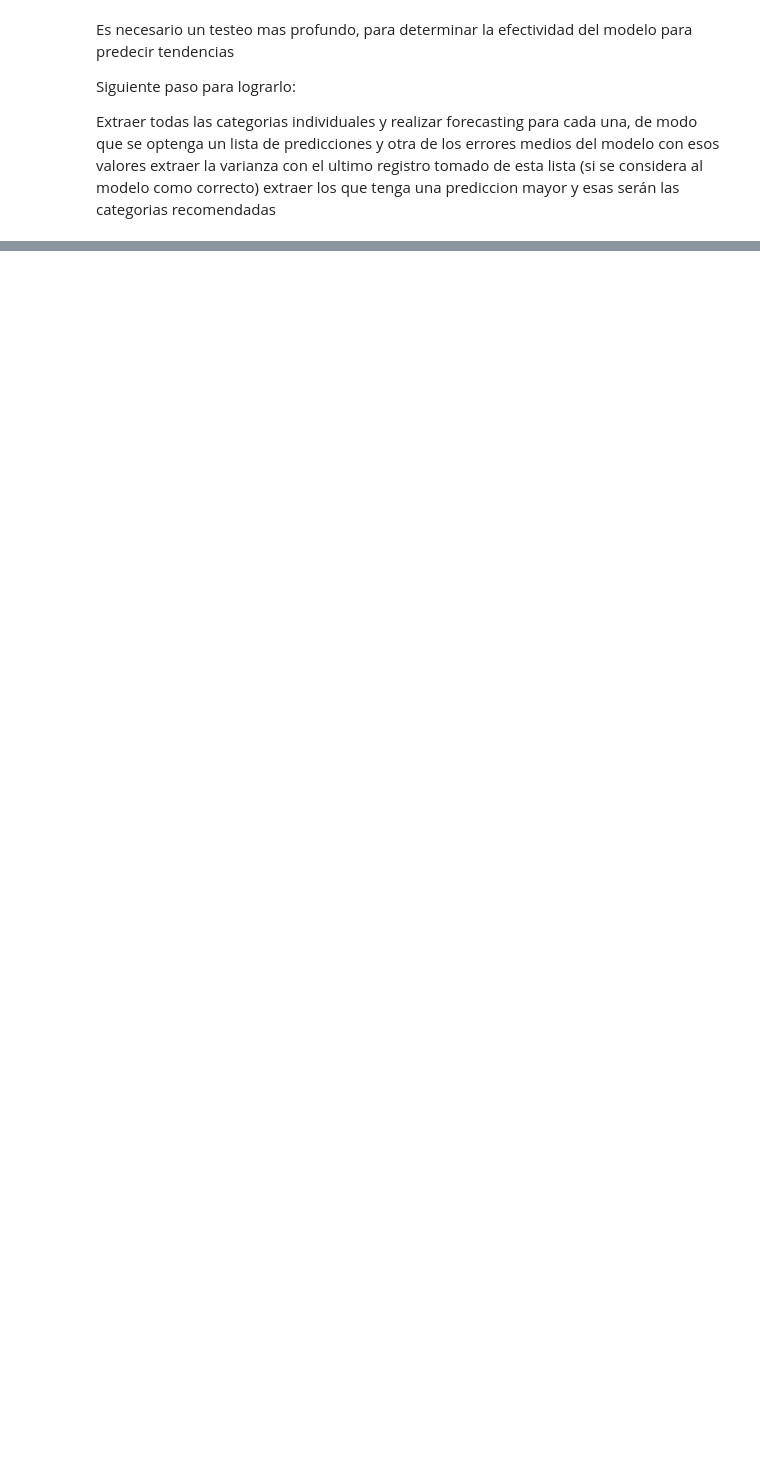
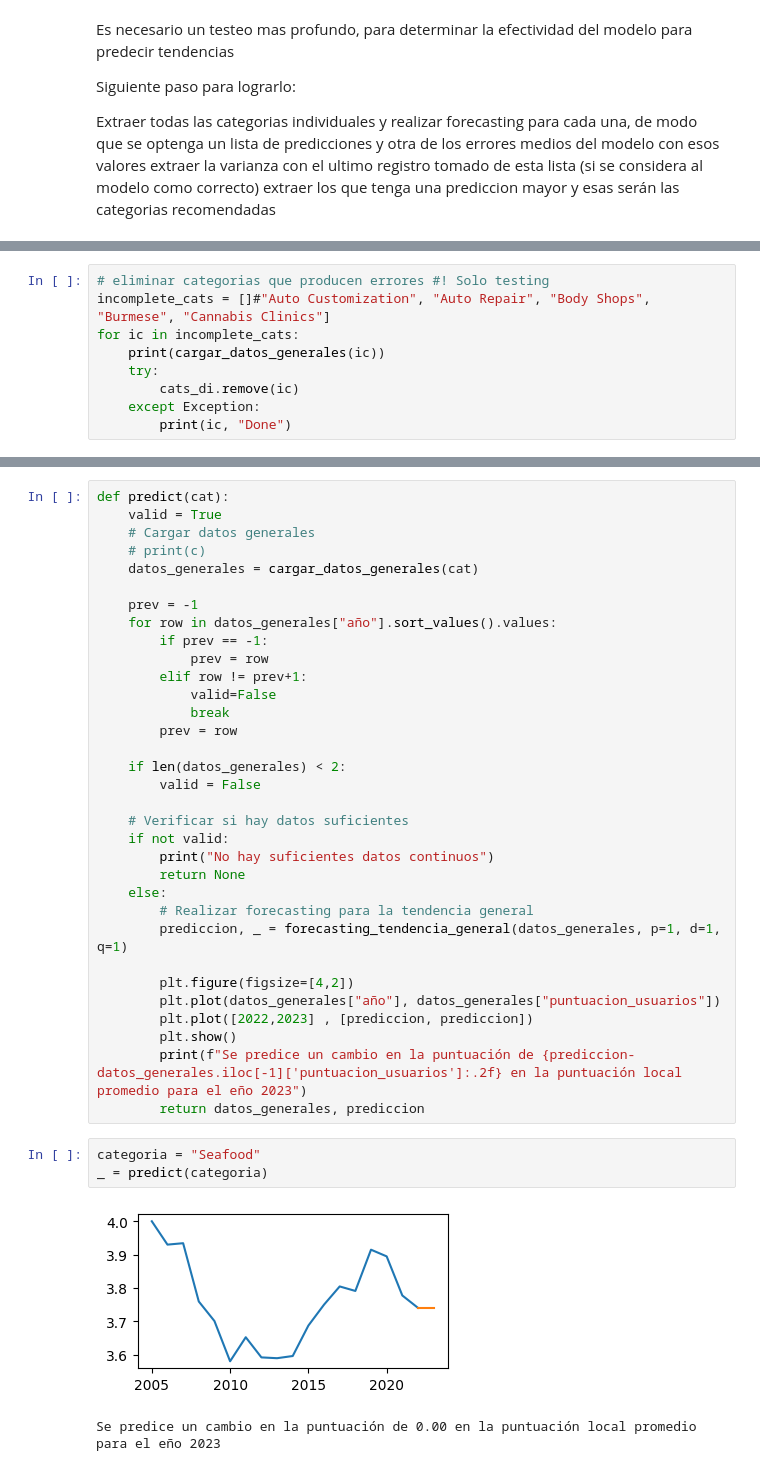
Before and after one commit to MyriamRengifo/proyecto_final, a Jupyter notebook: Notebooks/ML_model_exploration.ipynb, the cells around one changed output, grey strips where cells are left out. Cells and saved outputs as stored; diff of their text form; blank space fills up the shorter version.

Commit message:
arima testing

```diff
--- a/Notebooks/ML_model_exploration.ipynb
+++ b/Notebooks/ML_model_exploration.ipynb
@@ -167,0 +184,9 @@ de esta lista (si se considera al modelo como correcto) extraer los que tenga un
+# %%
+# eliminar categorias que producen errores #! Solo testing
+incomplete_cats = []#"Auto Customization", "Auto Repair", "Body Shops", "Burmese", "Cannabis Clinics"]
+for ic in incomplete_cats:
+    print(cargar_datos_generales(ic))
+    try:
+        cats_di.remove(ic)
+    except Exception:
+        print(ic, "Done")
@@ -167,0 +234,39 @@ de esta lista (si se considera al modelo como correcto) extraer los que tenga un
+# %%
+def predict(cat):
+    valid = True
+    # Cargar datos generales
+    # print(c)
+    datos_generales = cargar_datos_generales(cat)
+
+    prev = -1
+    for row in datos_generales["año"].sort_values().values:
+        if prev == -1:
+            prev = row
+        elif row != prev+1:
+            valid=False
+            break
+        prev = row
+
+    if len(datos_generales) < 2:
+        valid = False
+
+    # Verificar si hay datos suficientes
+    if not valid:
+        print("No hay suficientes datos continuos")
+        return None
+    else:
+        # Realizar forecasting para la tendencia general
+        prediccion, _ = forecasting_tendencia_general(datos_generales, p=1, d=1, q=1)
+
+        plt.figure(figsize=[4,2])
+        plt.plot(datos_generales["año"], datos_generales["puntuacion_usuarios"])
+        plt.plot([2022,2023] , [prediccion, prediccion])
+        plt.show()
+        print(f"Se predice un cambio en la puntuación de {prediccion-datos_generales.iloc[-1]['puntuacion_usuarios']:.2f} en la puntuación local promedio para el eño 2023")
+        return datos_generales, prediccion
+# %%
+categoria = "Seafood"
+_ = predict(categoria)
+# %% [output]
+[figure, added]
+Se predice un cambio en la puntuación de 0.00 en la puntuación local promedio para el eño 2023
```
Also changed, not shown: parts of 12 cells of this notebook.
